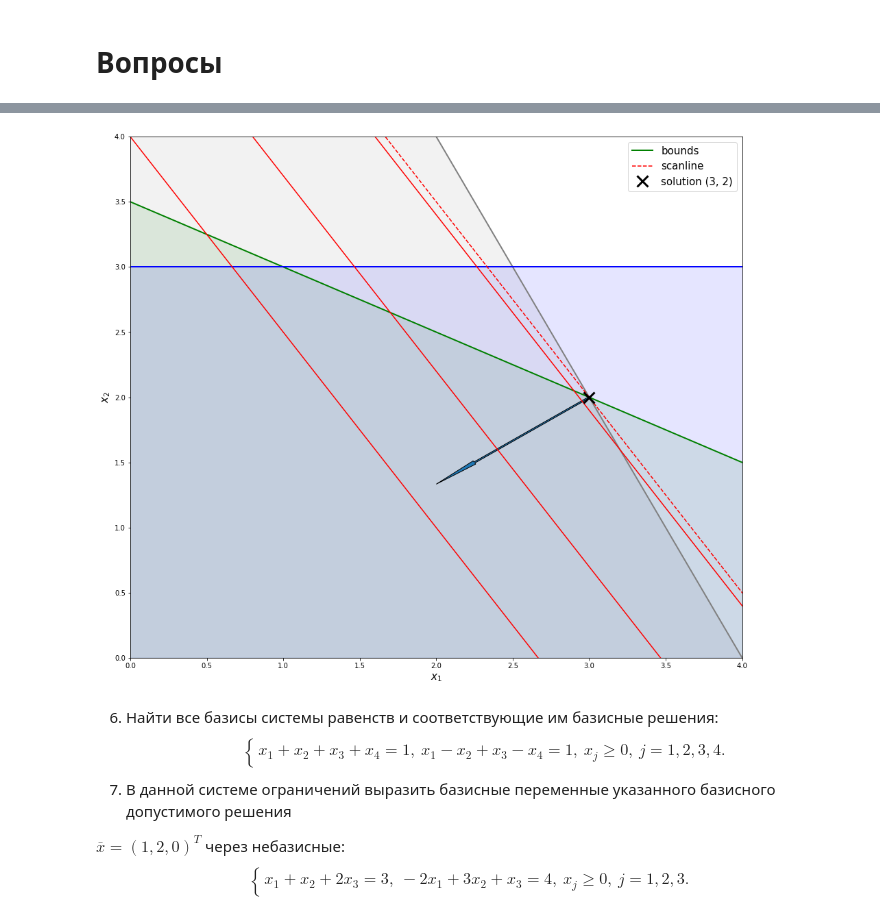
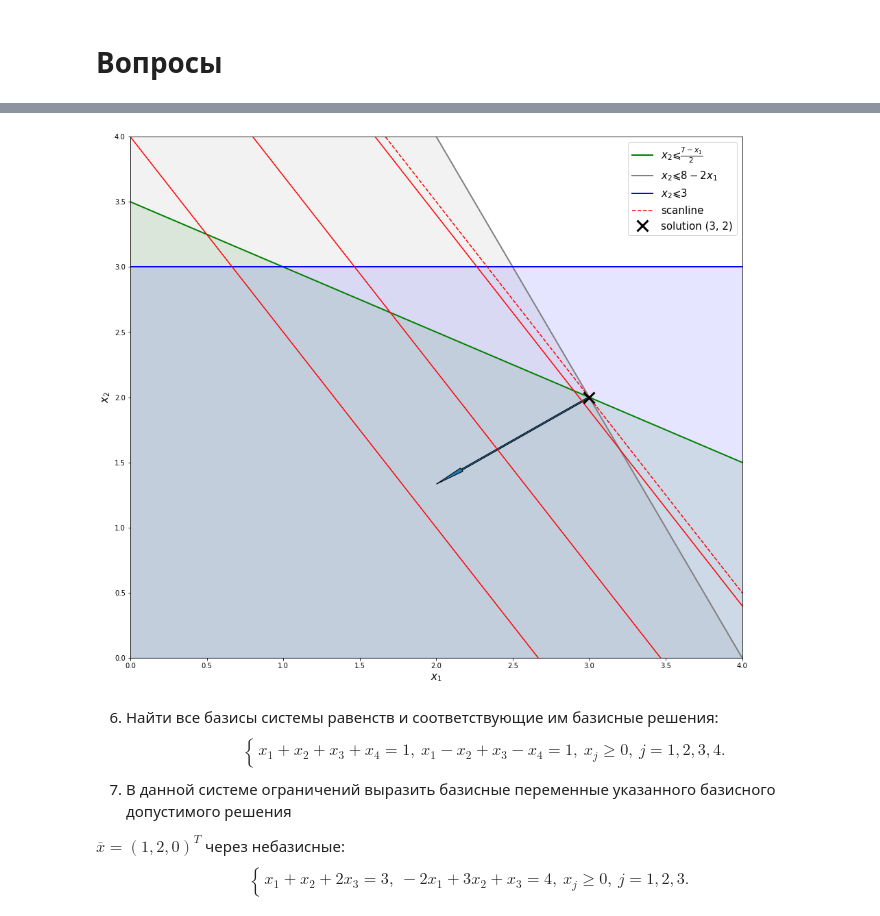
Before and after one commit to Mervap/OptimizationMethods, a Jupyter notebook: lab3/report.ipynb, the cells around one changed output, grey strips where cells are left out. Saved outputs shown, nothing was run; the diff lists cells and outputs as text; code cells hidden in the pictures.

Commit message:
Beautify graph solution

```diff
--- a/lab3/report.ipynb
+++ b/lab3/report.ipynb
@@ -53,32 +55,32 @@ $$
 # %%
 plt.figure(figsize=(16, 14))
 
 xs = np.linspace(-5, 5, 1000)
 f1 = (7 - xs) / 2
 f2 = 8 - 2 * xs
 f3 = [3 for _ in range(len(xs))]
-plt.plot(xs, f1, color='g', linewidth=2, label='bounds')
+plt.plot(xs, f1, color='g', linewidth=2, label=r'$x_2 \leqslant \frac{7-x_1}{2}$')
 plt.fill_between(xs, f1, alpha=0.1, color='g')
 
-plt.plot(xs, f2, color='gray', linewidth=2)
+plt.plot(xs, f2, color='gray', linewidth=2, label=r'$x_2 \leqslant 8 - 2x_1$')
 plt.fill_between(xs, f2, alpha=0.1, color='gray')
 
-plt.plot(xs, f3, color='b', linewidth=2)
+plt.plot(xs, f3, color='b', linewidth=2, label=r'$x_2 \leqslant 3$')
 plt.fill_between(xs, f3, alpha=0.1, color='b')
 
 for b in np.linspace(4, 6.4, 3):
     plt.plot(xs, list(map(lambda x: -3/2*x + b, xs)), color='r')
 plt.plot(xs, list(map(lambda x: -3/2*x + 6.5, xs)), color='r', linestyle='--', label='scanline')
-plt.arrow(3, 2, -1, -2 / 3, width=0.01, head_length=0.3, length_includes_head=True)
+plt.arrow(3, 2, -1, -2 / 3, width=0.01, head_length=0.2, length_includes_head=True)
 plt.plot(3, 2, 'x', color='black', ms=16, mew=3, label='solution (3, 2)')
 
 plt.axis([0, 4, 0, 4])
 plt.xlabel("$x_1$", fontsize=15)
 plt.ylabel("$x_2$", fontsize=15)
 plt.legend(fontsize=15)
 plt.show()
 # %% [output]
-[figure, old version]
+[figure, new version]
 # %% [markdown]
 6. Найти все базисы системы равенств и соответствующие им базисные решения:
 $$
```
Also changed, not shown: parts of 1 cell of this notebook.
